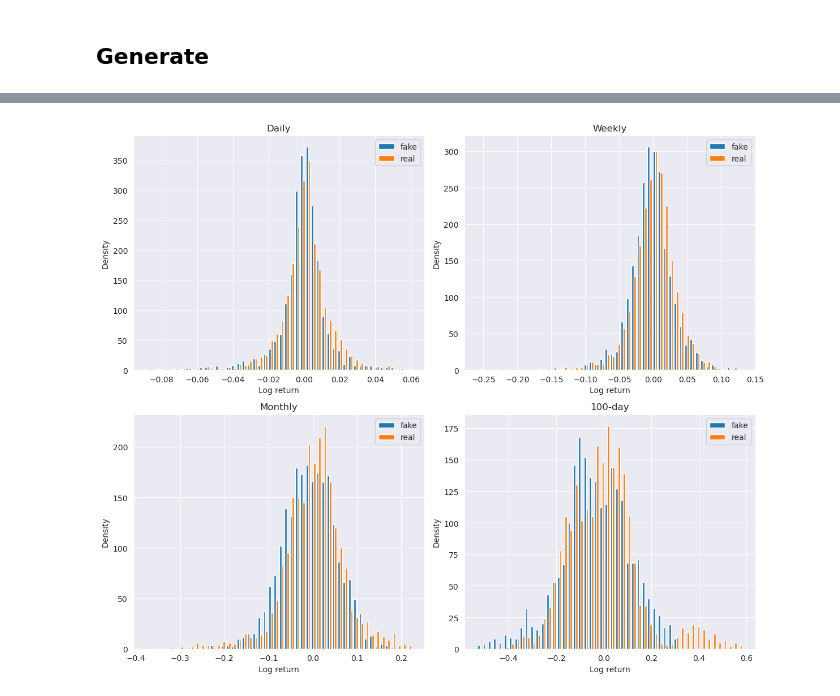
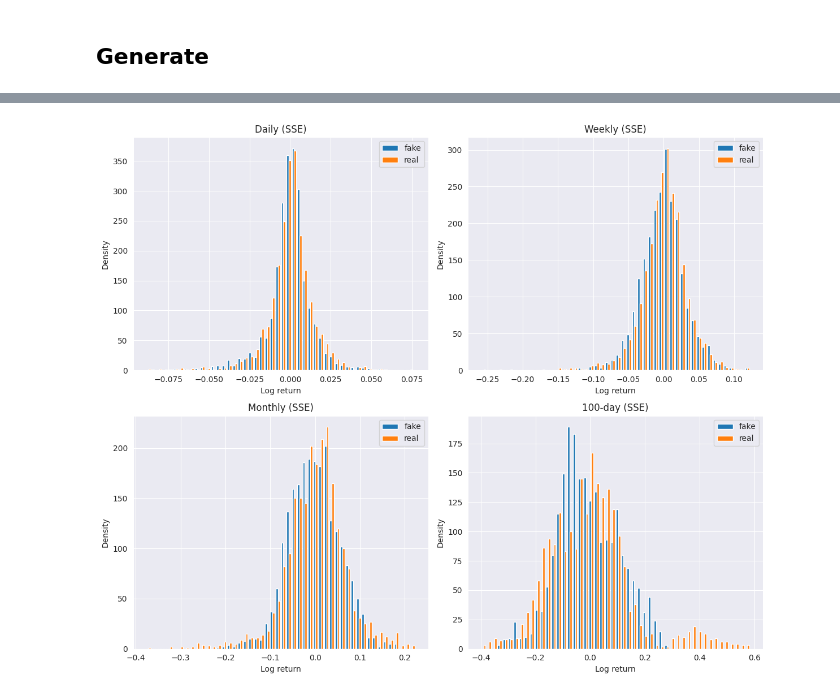
Before and after one commit to michaelacn/Quant-GAN, a Jupyter notebook: train.ipynb, the cells around one changed output, grey strips where cells are left out. Saved outputs shown, nothing was run; the diff lists cells and outputs as text; code cells hidden in the pictures.

```diff
--- a/train.ipynb
+++ b/train.ipynb
@@ -258,7 +258,7 @@ diff_steps = [1, 5, 20, 100]
 
 for ax, step, title in zip(axes.flatten(), diff_steps, titles):
     ax.hist([comp_df['fake'].diff(step), comp_df['real'].diff(step)], bins=50, label=['fake', 'real'])
-    ax.set_title(title)
+    ax.set_title(f"{title} (S&P500)")
     ax.set_xlabel('Log return')
     ax.set_ylabel('Density')
     ax.legend(loc='upper right')
@@ -547,19 +547,19 @@ plt.show()
 # %%
 fig, axes = plt.subplots(2, 2, figsize=(12, 10))
 titles = ['Daily', 'Weekly', 'Monthly', '100-day']
 diff_steps = [1, 5, 20, 100]
 
 for ax, step, title in zip(axes.flatten(), diff_steps, titles):
     ax.hist([comp_df['fake'].diff(step), comp_df['real'].diff(step)], bins=50, label=['fake', 'real'])
-    ax.set_title(title)
+    ax.set_title(f"{title} (SSE)")
     ax.set_xlabel('Log return')
     ax.set_ylabel('Density')
     ax.legend(loc='upper right')
 
 plt.tight_layout()
 plt.show()
 # %% [output]
-[figure, old version]
+[figure, new version]
 # %%
 acf_serial, confint_serial = sm.tsa.stattools.acf(log_returns, nlags=250, alpha=0.05)
 acf_squared, confint_squared = sm.tsa.stattools.acf(log_returns**2, nlags=250, alpha=0.05)
```
Also changed, not shown: parts of 18 cells of this notebook.
